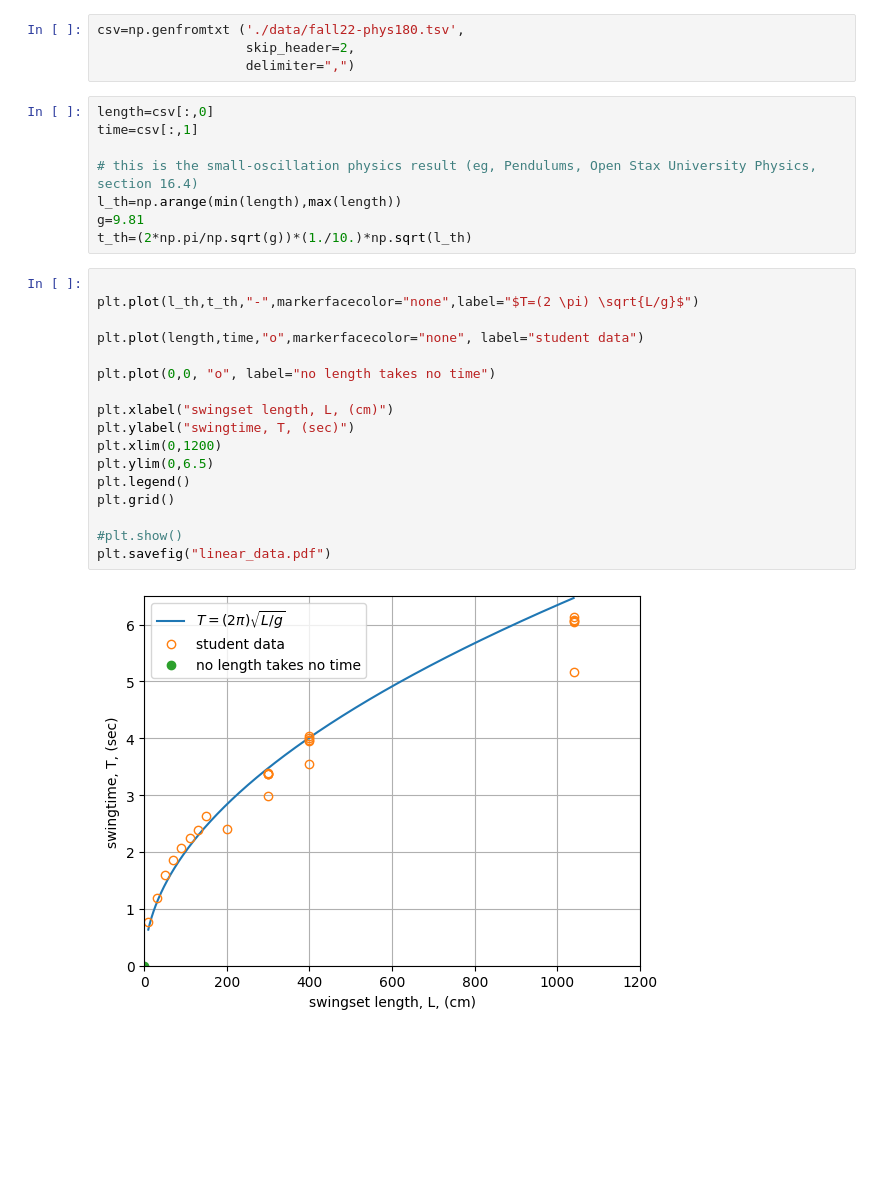
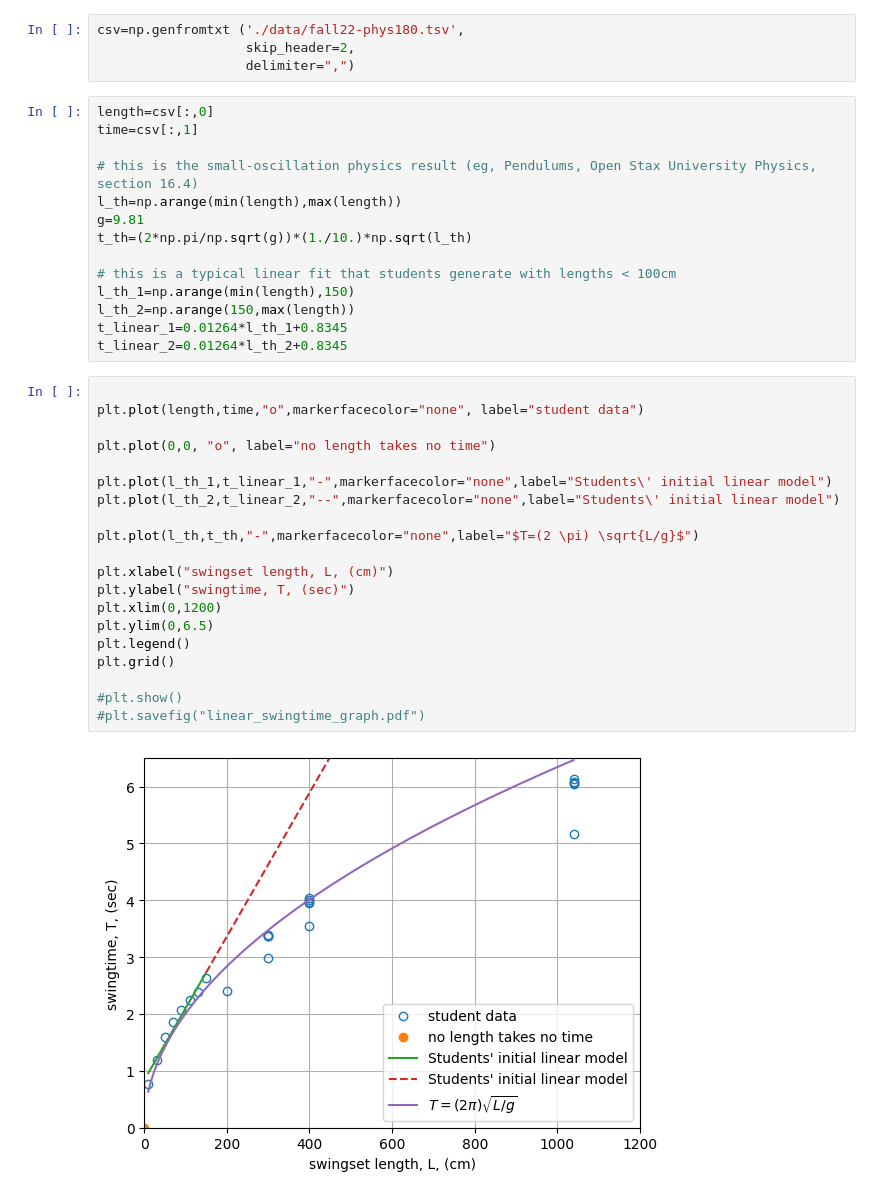
Before and after one commit to ntmoore/swingset-paper, a Jupyter notebook: make_figures/make_graphs.ipynb, the cells around one changed output. Drawn from its saved outputs; the diff is of its cells as text; blank space fills up the shorter version.

```diff
--- a/make_figures/make_graphs.ipynb
+++ b/make_figures/make_graphs.ipynb
@@ -13,23 +13,32 @@ time=csv[:,1]
 l_th=np.arange(min(length),max(length))
 g=9.81
 t_th=(2*np.pi/np.sqrt(g))*(1./10.)*np.sqrt(l_th)
+
+# this is a typical linear fit that students generate with lengths < 100cm
+l_th_1=np.arange(min(length),150)
+l_th_2=np.arange(150,max(length))
+t_linear_1=0.01264*l_th_1+0.8345
+t_linear_2=0.01264*l_th_2+0.8345
 # %%
-
-plt.plot(l_th,t_th,"-",markerfacecolor="none",label="$T=(2 \pi) \sqrt{L/g}$")
 
 plt.plot(length,time,"o",markerfacecolor="none", label="student data")
 
 plt.plot(0,0, "o", label="no length takes no time")
+
+plt.plot(l_th_1,t_linear_1,"-",markerfacecolor="none",label="Students\' initial linear model")
+plt.plot(l_th_2,t_linear_2,"--",markerfacecolor="none",label="Students\' initial linear model")
+
+plt.plot(l_th,t_th,"-",markerfacecolor="none",label="$T=(2 \pi) \sqrt{L/g}$")
 
 plt.xlabel("swingset length, L, (cm)")
 plt.ylabel("swingtime, T, (sec)")
 plt.xlim(0,1200)
 plt.ylim(0,6.5)
 plt.legend()
 plt.grid()
 
 #plt.show()
-plt.savefig("linear_data.pdf")
+#plt.savefig("linear_swingtime_graph.pdf")
 # %% [output]
-[figure, old version]
+[figure, new version]
 # %%
```
Also changed, not shown: parts of 1 cell of this notebook, 9 other files.
